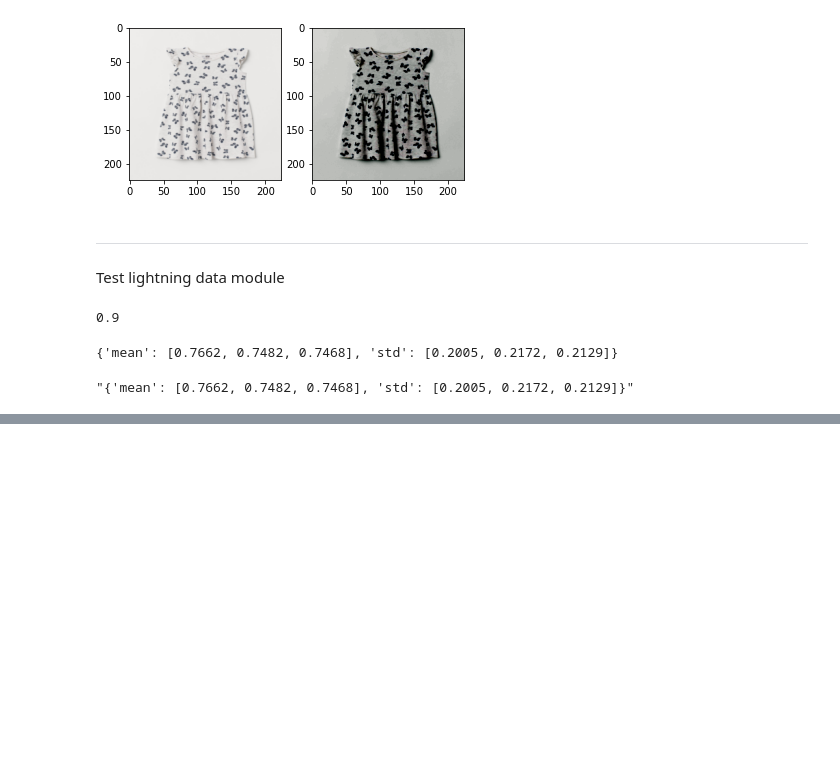
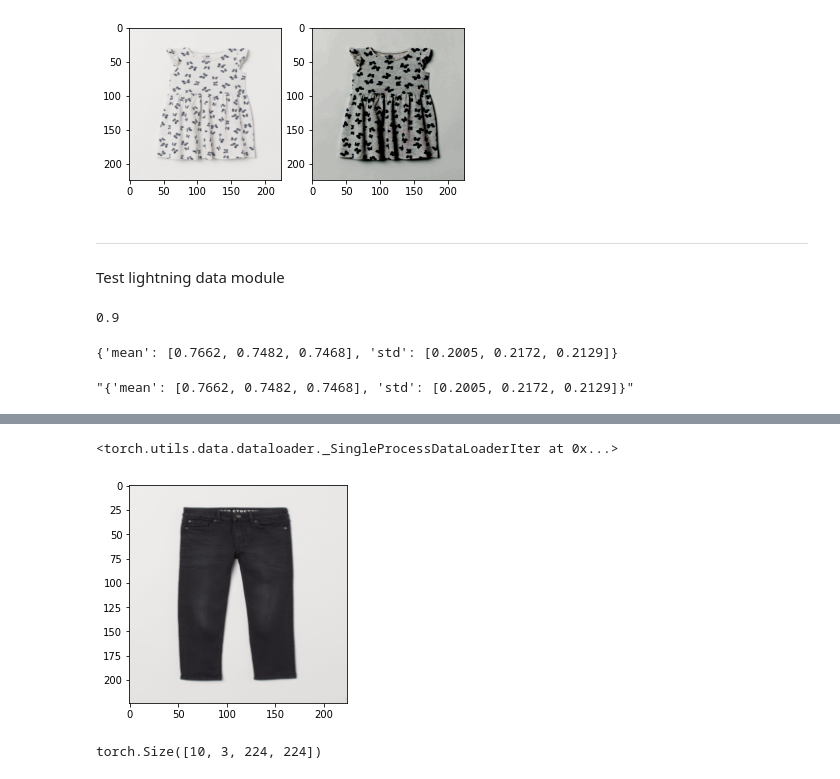
Before and after one commit to pchaberski/image-embeddings, a Jupyter notebook: notebooks/sandbox.ipynb, the cells around one changed output, grey strips where cells are left out. Cells and saved outputs as stored; diff of their text form; code cells hidden in the pictures; blank space fills up the shorter version.

Commit message:
image printing tests

```diff
--- a/notebooks/sandbox.ipynb
+++ b/notebooks/sandbox.ipynb
@@ -81,0 +91,7 @@ str(data_module.center_params)
+# %%
+data_valid = HMDataset(
+    data_path=os.path.join(cfg.get('data_path'), 'valid'),
+    image_size=cfg.get('image_size'),
+    center=cfg.get('center'),
+    center_params=cfg.get('center_params')
+)
@@ -81,0 +137,14 @@ str(data_module.center_params)
+# %%
+iter(data_module.train_dataloader())
+# %% [output]
+<torch.utils.data.dataloader._SingleProcessDataLoaderIter at 0x...>
+# %%
+def imshow(img):
+    np_img = img.numpy()
+    plt.imshow(np.transpose(np_img, (1, 2, 0)))
+    plt.pause(1)
+    plt.close()
+# %%
+imshow(data_valid[0])
+# %% [output]
+[figure, added]
@@ -81,0 +155,5 @@ str(data_module.center_params)
+# %%
+sample_images = data_iter.next()[:sample_size, :, :, :]
+sample_images.shape
+# %% [output]
+torch.Size([10, 3, 224, 224])
```
Also changed, not shown: parts of 13 cells of this notebook, 1 other file.
